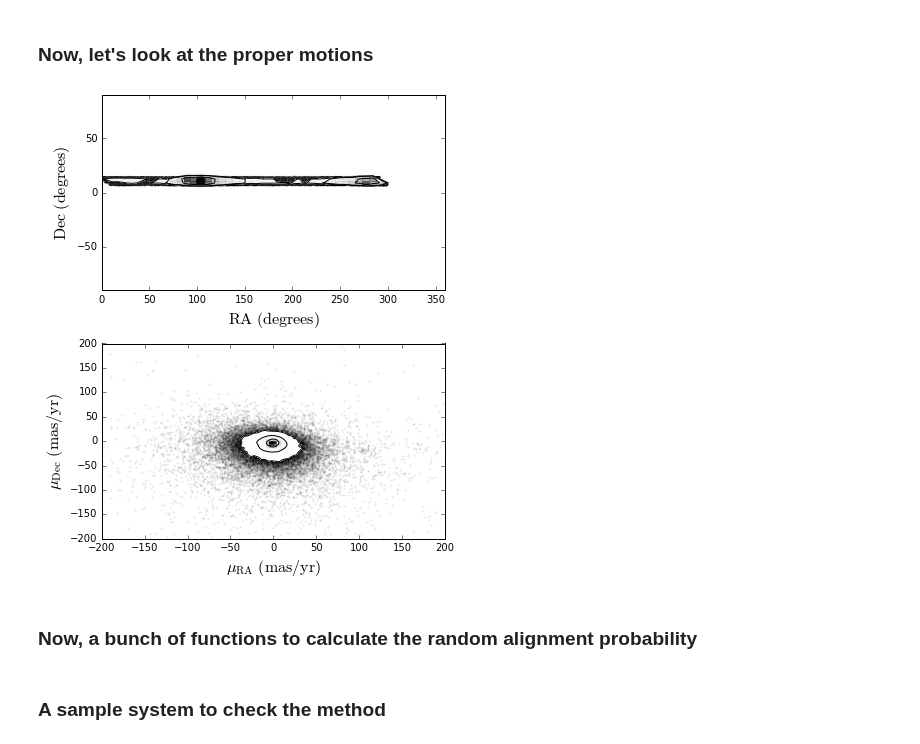
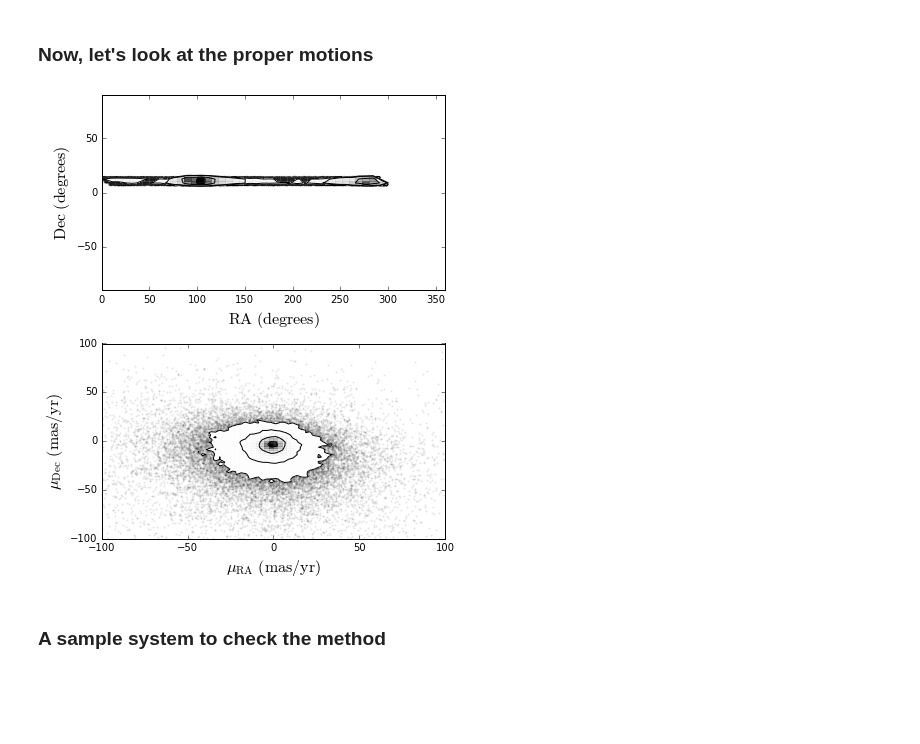
Before and after one commit to astroJeff/gaia_binaries, a Jupyter notebook: notebooks/Tycho-2 Data.ipynb, the cells around one changed output. Cells and saved outputs as stored; diff of their text form; code cells hidden in the pictures; blank space fills up the shorter version.

Commit message:
Updated NLTT and Tycho-2 notebooks

```diff
--- a/notebooks/Tycho-2 Data.ipynb
+++ b/notebooks/Tycho-2 Data.ipynb
@@ -193,24 +217,23 @@ plt.show()
 # %%
 fig, ax = plt.subplots(2,1, figsize=(6,7))
 
 contourf_kwargs = {'bins':50}
-corner.hist2d(t_clean['RAmdeg'], t_clean['DEmdeg'], range=[(0,360),(-90,90)], ax=ax[0], **contourf_kwargs)
+corner.hist2d(t_clean['ra'], t_clean['dec'], range=[(0,360),(-90,90)], ax=ax[0], **contourf_kwargs)
 #plt.scatter(t['ra'], t['dec'], marker='.', alpha=0.1)
 ax[0].set_xlim(0,360)
 ax[0].set_ylim(-90,90)
 ax[0].set_xlabel(r'${\rm RA\ (degrees)}$', size=16)
 ax[0].set_ylabel(r'${\rm Dec\ (degrees)}$', size=16)
 
-contourf_kwargs = {'bins':50}
-corner.hist2d(t_clean['pmRA'], t_clean['pmDE'], range=[(-100,100),(-100,100)], ax=ax[1], **contourf_kwargs)
+contourf_kwargs = {'bins':80}
+corner.hist2d(t_clean['mu_ra'], t_clean['mu_dec'], range=[(-100,100),(-100,100)], ax=ax[1], **contourf_kwargs)
 ax[1].set_xlabel(r'$\mu_{\rm RA}\ {\rm (mas/yr)}$', size=16)
 ax[1].set_ylabel(r'$\mu_{\rm Dec}\ {\rm (mas/yr)}$', size=16)
-ax[1].set_xlim(-200,200)
-ax[1].set_ylim(-200,200)
+ax[1].set_xlim(-100,100)
+ax[1].set_ylim(-100,100)
 
 plt.tight_layout()
-plt.show()
+plt.savefig('../figures/tycho-2_pos_mu.pdf')
+#plt.show()
 # %% [output]
-[figure, old version]
+[figure, new version]
-# %% [markdown]
-### Now, a bunch of functions to calculate the random alignment probability
```
Also changed, not shown: parts of 12 cells of this notebook, 1 other file.
